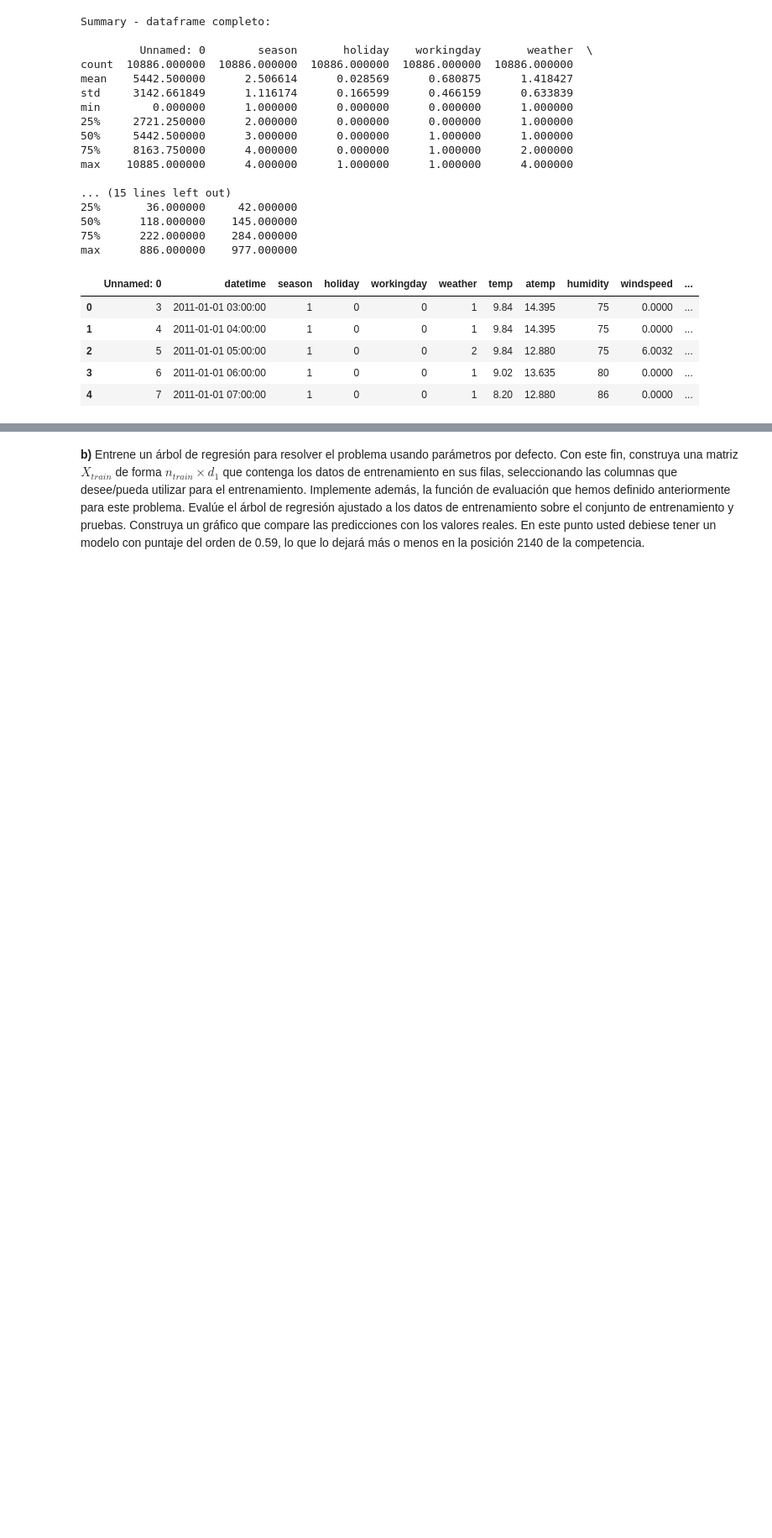
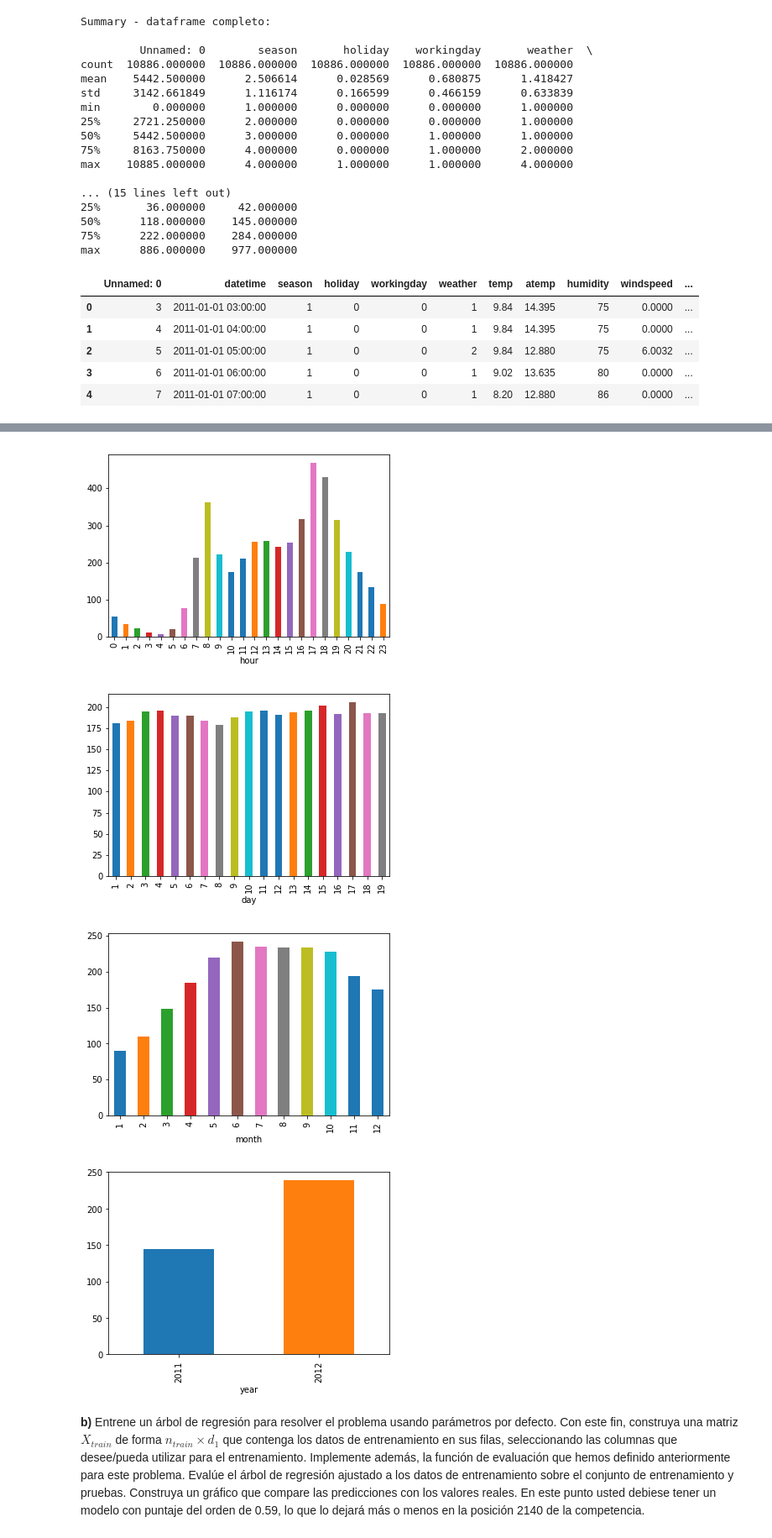
Before and after one commit to TareasJF/INF393, a Jupyter notebook: T3/Pregunta2.ipynb, the cells around one changed output, grey strips where cells are left out. Shown at 84% size. Cells and saved outputs as stored; diff of their text form; code cells hidden in the pictures; blank space fills up the shorter version.

```diff
--- a/T3/Pregunta2.ipynb
+++ b/T3/Pregunta2.ipynb
@@ -57 +63,23 @@ for column in ['season','workingday','weather','temp', 'atemp', 'humidity', 'win
+# %%
+df['hour'] = pd.to_datetime(df['datetime']).apply(lambda x: x.strftime('%H'))
+df['hour'] = pd.to_numeric(df['hour'])
+
+df['day'] = pd.to_datetime(df['datetime']).apply(lambda x: x.strftime('%d'))
+df['day'] = pd.to_numeric(df['day'])
+
+df['month'] = pd.to_datetime(df['datetime']).apply(lambda x: x.strftime('%m'))
+df['month'] = pd.to_numeric(df['month'])
+
+df['year'] = pd.to_datetime(df['datetime']).apply(lambda x: x.strftime('%Y'))
+df['year'] = pd.to_numeric(df['year'])
+
+for column in ['hour','day','month','year']:
+    g = df.groupby(column)['count'].mean()
+    g.plot('bar')
+    plt.show()
+# %% [output]
+[figure, added]
+[figure, added]
+[figure, added]
+[figure, added]
 # %%
```
Also changed, not shown: parts of 6 cells of this notebook.
